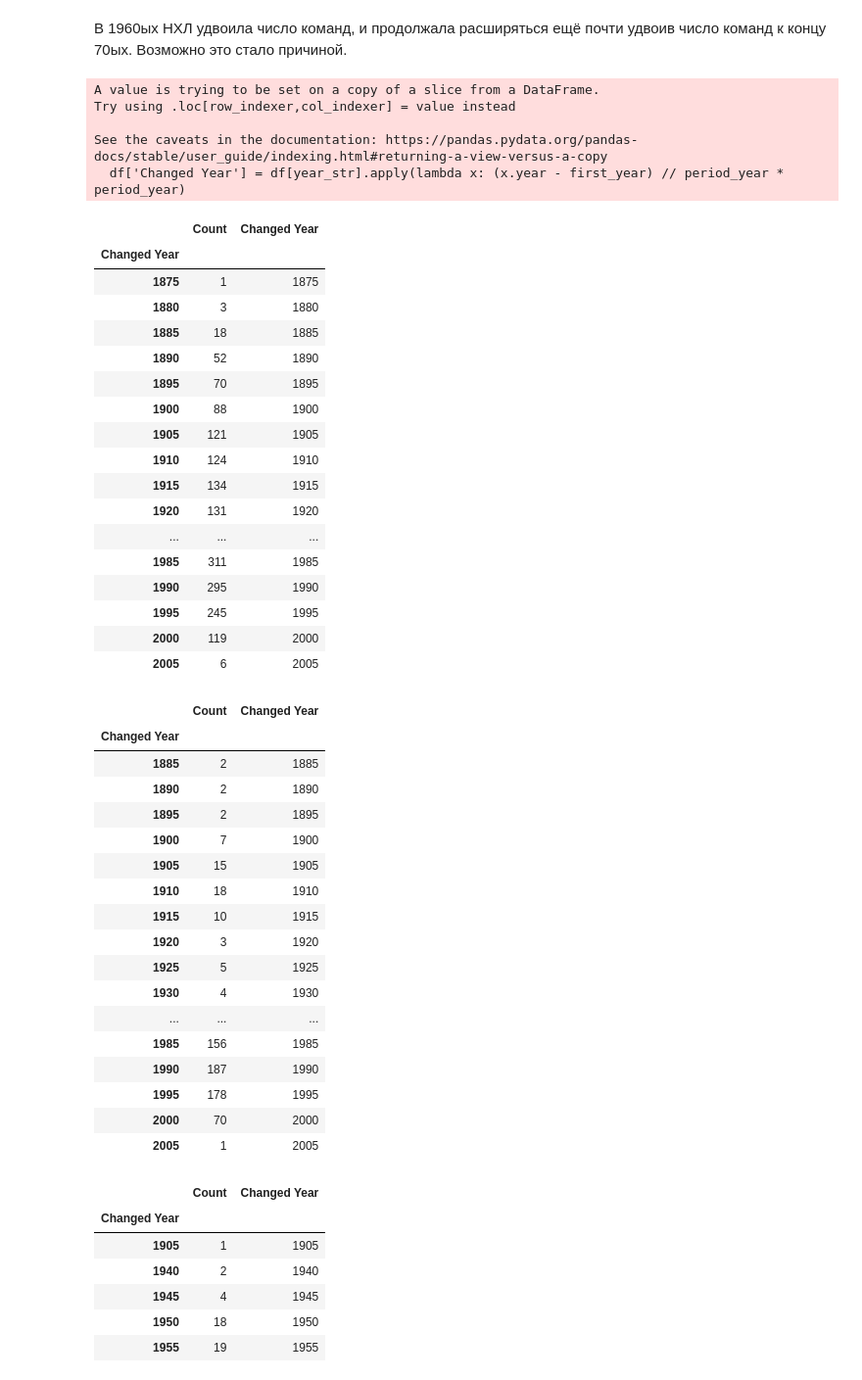
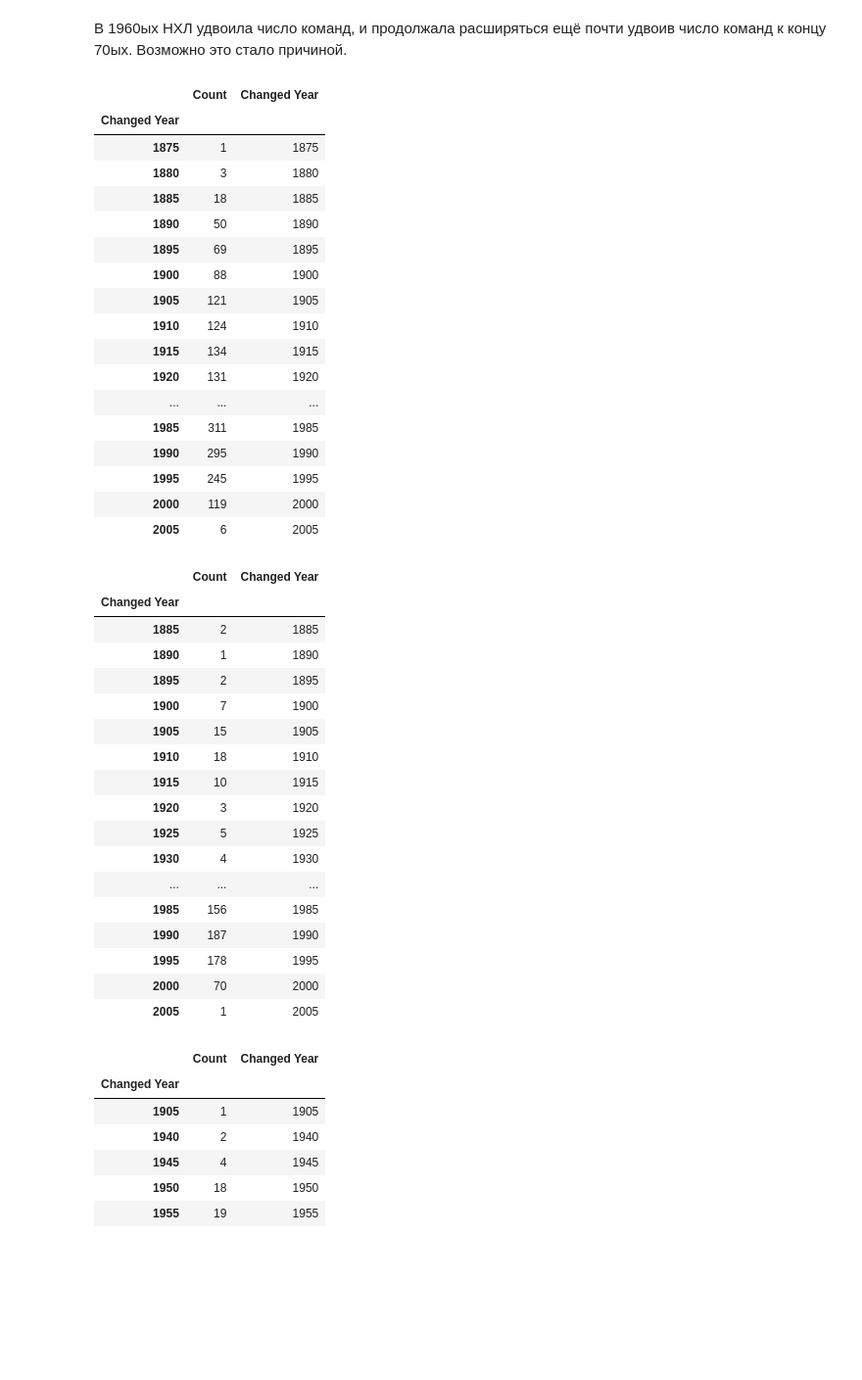
Before and after one commit to mgolovstik/cpm_project, a Jupyter notebook: test 2.ipynb, the cells around one changed output. Shown at 98% size. Drawn from its saved outputs; the diff is of its cells as text; code cells hidden in the pictures; blank space fills up the shorter version.

```diff
--- a/test 2.ipynb
+++ b/test 2.ipynb
@@ -628,27 +629,22 @@ plt.legend()
 # %% [markdown]
 В 1960ых НХЛ удвоила число команд, и продолжала расширяться ещё почти удвоив число команд к концу 70ых. Возможно это стало причиной.
 # %%
-player_info_grouped_Count_CAN = groupbyYear(player_info[player_info['Ctry'] == 'CAN'], 'DOB', 0, 5).drop(columns=\
+player_info_grouped_Count_CAN = player_info[(player_info['Ht'] > 0) & (player_info['Ctry'] == 'CAN')].drop(columns=\
         ['S/C', 'Pos', 'S/P', 'Ntnlty',
        'Wt', 'Draft Yr', 'Round', 'Overall', '1st Season', 'HOF',
        'G', 'A', 'P', 'PIM', 'SHG', 'SHP',
        'OTG', 'GWG', 'S', 'GP', 'P/GP', 'Player', 'DOB', 'Birth City', 'Ht']).groupby('Changed Year').count()
 player_info_grouped_Count_CAN['Changed Year'] = player_info_grouped_Count_CAN.index
 player_info_grouped_Count_CAN = player_info_grouped_Count_CAN.rename(columns={'Ctry': 'Count'})
 player_info_grouped_Count_CAN
 # %% [output]
-A value is trying to be set on a copy of a slice from a DataFrame.
-Try using .loc[row_indexer,col_indexer] = value instead
-
-See the caveats in the documentation: https://pandas.pydata.org/pandas-docs/stable/user_guide/indexing.html#returning-a-view-versus-a-copy
-  df['Changed Year'] = df[year_str].apply(lambda x: (x.year - first_year) // period_year * period_year)
 |  | Count | Changed Year |
 | Changed Year |  |  |
 | 1875 | 1 | 1875 |
 | 1880 | 3 | 1880 |
 | 1885 | 18 | 1885 |
-| 1890 | 52 | 1890 |
-| 1895 | 70 | 1895 |
+| 1890 | 50 | 1890 |
+| 1895 | 69 | 1895 |
 | 1900 | 88 | 1900 |
 | 1905 | 121 | 1905 |
 | 1910 | 124 | 1910 |
@@ -661,7 +657,7 @@ See the caveats in the documentation: https://pandas.pydata.org/pandas-docs/stab
 | 2000 | 119 | 2000 |
 | 2005 | 6 | 2005 |
 # %%
-player_info_grouped_Count_USA = player_info[player_info['Ctry'] == 'USA'].drop(columns=\
+player_info_grouped_Count_USA = player_info[(player_info['Ht'] > 0) & (player_info['Ctry'] == 'USA')].drop(columns=\
         ['S/C', 'Pos', 'S/P', 'Ntnlty',
        'Wt', 'Draft Yr', 'Round', 'Overall', '1st Season', 'HOF',
        'G', 'A', 'P', 'PIM', 'SHG', 'SHP',
@@ -673,7 +669,7 @@ player_info_grouped_Count_USA
 |  | Count | Changed Year |
 | Changed Year |  |  |
 | 1885 | 2 | 1885 |
-| 1890 | 2 | 1890 |
+| 1890 | 1 | 1890 |
 | 1895 | 2 | 1895 |
 | 1900 | 7 | 1900 |
 | 1905 | 15 | 1905 |
```
Also changed, not shown: parts of 17 cells of this notebook.
